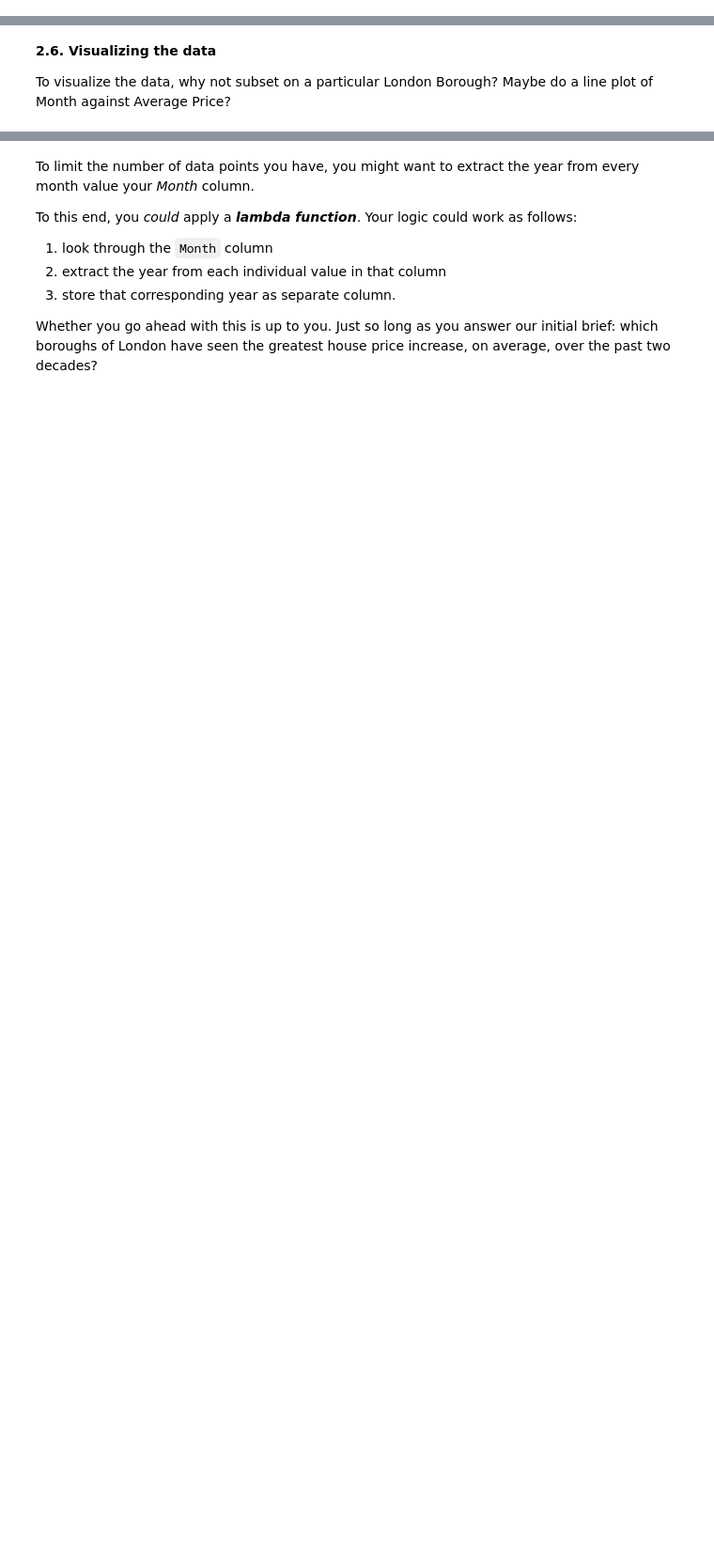
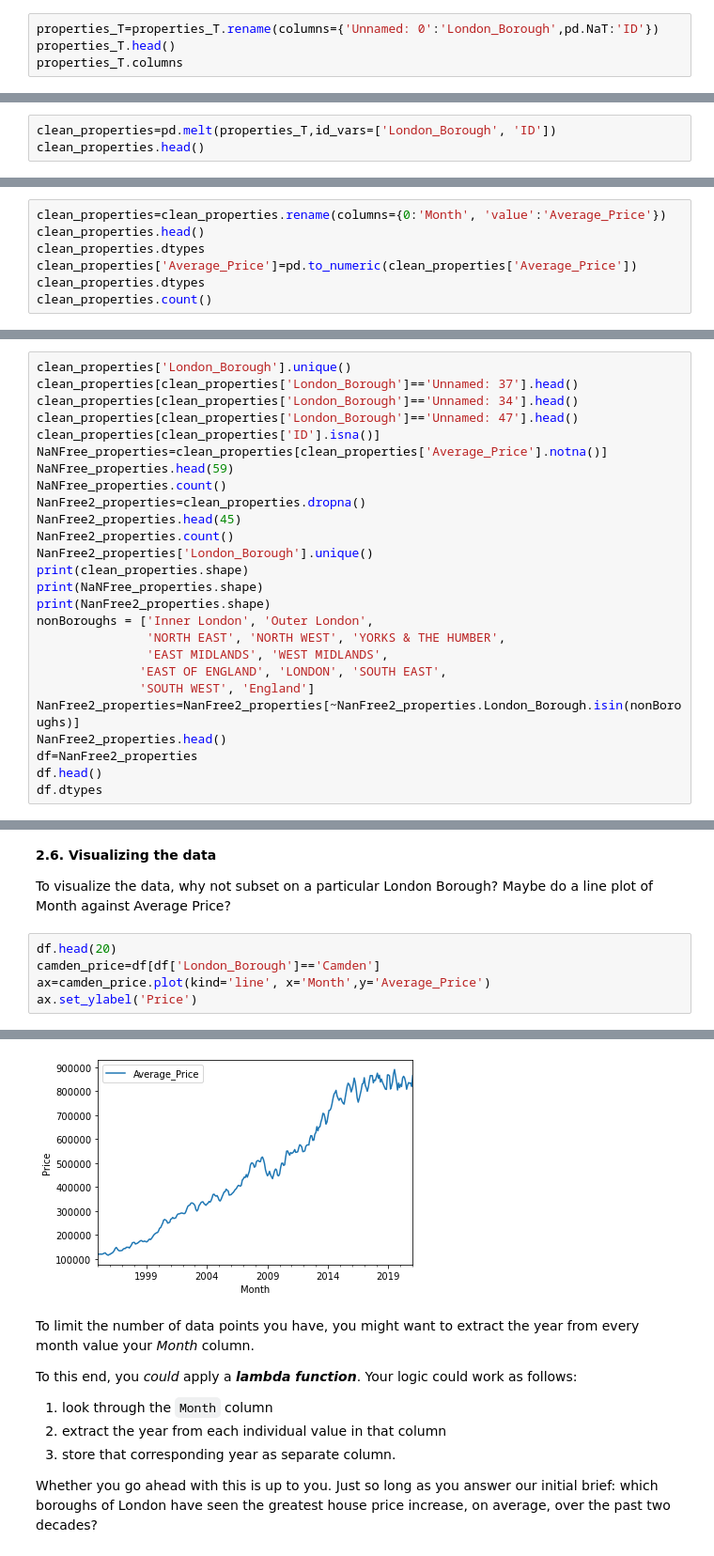
Before and after one commit to PrashaThakuri/springboard, a Jupyter notebook: Unit 4 Challenge - Tier 3.ipynb, the cells around one changed output, grey strips where cells are left out. Shown at 94% size. Saved outputs shown, nothing was run; the diff lists cells and outputs as text; blank space fills up the shorter version.

```diff
--- a/Unit 4 Challenge - Tier 3.ipynb
+++ b/Unit 4 Challenge - Tier 3.ipynb
@@ -110,3 +142,7 @@ Don't be afraid to use StackOverflow for help  with this.
 **2.3. Cleaning the data (part 2)**
 
 You might we have to **rename** a couple columns. How do you do this? The clue's pretty bold...
+# %%
+properties_T=properties_T.rename(columns={'Unnamed: 0':'London_Borough',pd.NaT:'ID'})
+properties_T.head()
+properties_T.columns
@@ -116,3 +163,6 @@ You might we have to **rename** a couple columns. How do you do this? The clue's
 Remember what Wes McKinney said about tidy data?
 
 You might need to **melt** your DataFrame here.
+# %%
+clean_properties=pd.melt(properties_T,id_vars=['London_Borough', 'ID'])
+clean_properties.head()
@@ -119,2 +176,9 @@ You might need to **melt** your DataFrame here.
 # %% [markdown]
 Remember to make sure your column data types are all correct. Average prices, for example, should be floating point numbers...
+# %%
+clean_properties=clean_properties.rename(columns={0:'Month', 'value':'Average_Price'})
+clean_properties.head()
+clean_properties.dtypes
+clean_properties['Average_Price']=pd.to_numeric(clean_properties['Average_Price'])
+clean_properties.dtypes
+clean_properties.count()
@@ -124,3 +194,29 @@ Remember to make sure your column data types are all correct. Average prices, fo
 Do we have an equal number of observations in the ID, Average Price, Month, and London Borough columns? Remember that there are only 32 London Boroughs. How many entries do you have in that column?
 
 Check out the contents of the London Borough column, and if you find null values, get rid of them however you see fit.
+# %%
+clean_properties['London_Borough'].unique()
+clean_properties[clean_properties['London_Borough']=='Unnamed: 37'].head()
+clean_properties[clean_properties['London_Borough']=='Unnamed: 34'].head()
+clean_properties[clean_properties['London_Borough']=='Unnamed: 47'].head()
+clean_properties[clean_properties['ID'].isna()]
+NaNFree_properties=clean_properties[clean_properties['Average_Price'].notna()]
+NaNFree_properties.head(59)
+NaNFree_properties.count()
+NanFree2_properties=clean_properties.dropna()
+NanFree2_properties.head(45)
+NanFree2_properties.count()
+NanFree2_properties['London_Borough'].unique()
+print(clean_properties.shape)
+print(NaNFree_properties.shape)
+print(NanFree2_properties.shape)
+nonBoroughs = ['Inner London', 'Outer London',
+               'NORTH EAST', 'NORTH WEST', 'YORKS & THE HUMBER',
+               'EAST MIDLANDS', 'WEST MIDLANDS',
+              'EAST OF ENGLAND', 'LONDON', 'SOUTH EAST',
+              'SOUTH WEST', 'England']
+NanFree2_properties=NanFree2_properties[~NanFree2_properties.London_Borough.isin(nonBoroughs)]
+NanFree2_properties.head()
+df=NanFree2_properties
+df.head()
+df.dtypes
@@ -128,3 +233,9 @@ Check out the contents of the London Borough column, and if you find null values
 **2.6. Visualizing the data**
 
 To visualize the data, why not subset on a particular London Borough? Maybe do a line plot of Month against Average Price?
+# %%
+df.head(20)
+camden_price=df[df['London_Borough']=='Camden']
+ax=camden_price.plot(kind='line', x='Month',y='Average_Price')
+ax.set_ylabel('Price')
+# %% [output]
@@ -131,3 +243,4 @@ To visualize the data, why not subset on a particular London Borough? Maybe do a
+[figure, added]
 # %% [markdown]
 To limit the number of data points you have, you might want to extract the year from every month value your *Month* column.
 
```
Also changed, not shown: parts of 11 cells of this notebook.
